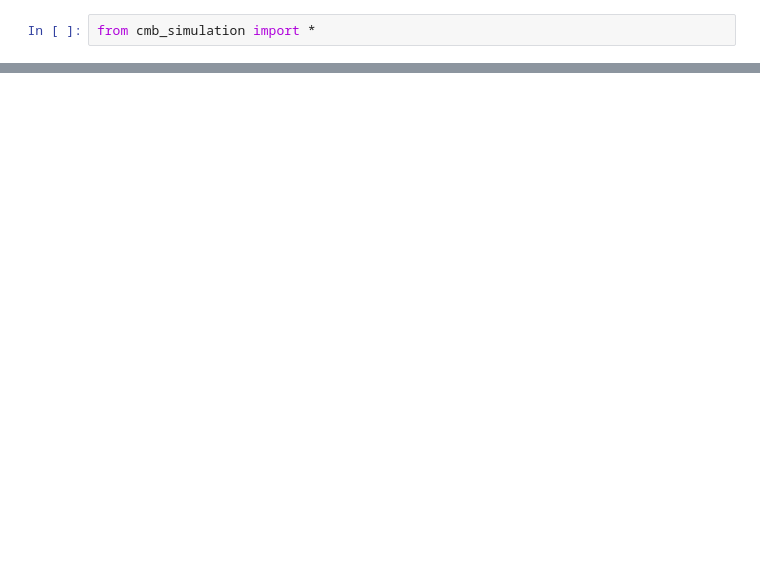
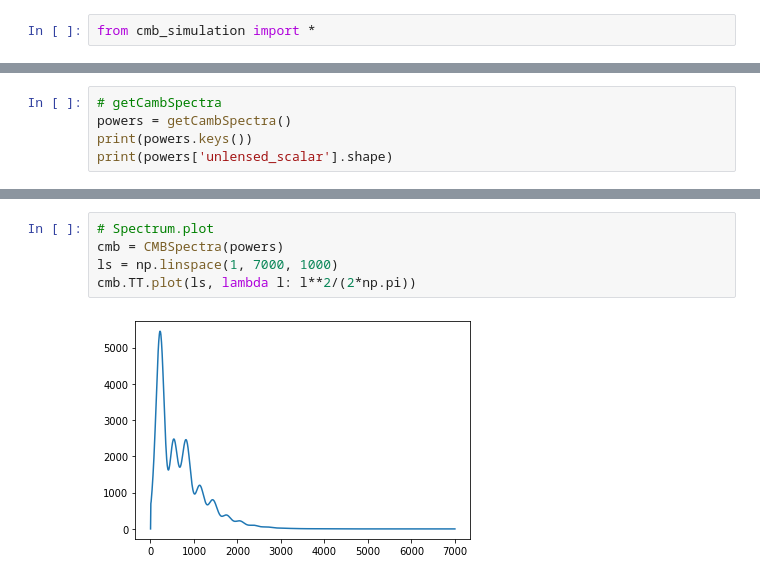
Before and after one commit to winstonyin/cmb_simulation, a Jupyter notebook: cmb_simulation.ipynb, the cells around one changed output, grey strips where cells are left out. Saved outputs shown, nothing was run; the diff lists cells and outputs as text; blank space fills up the shorter version.

```diff
--- a/cmb_simulation.ipynb
+++ b/cmb_simulation.ipynb
@@ -124,0 +3,5 @@ np.save('B.npy', TEB_len_obs.B.r)
+# %%
+# getCambSpectra
+powers = getCambSpectra()
+print(powers.keys())
+print(powers['unlensed_scalar'].shape)
@@ -124,0 +42,7 @@ np.save('B.npy', TEB_len_obs.B.r)
+# %%
+# Spectrum.plot
+cmb = CMBSpectra(powers)
+ls = np.linspace(1, 7000, 1000)
+cmb.TT.plot(ls, lambda l: l**2/(2*np.pi))
+# %% [output]
+[figure, added]
```
Also changed, not shown: parts of 51 cells of this notebook, 1 other file.
